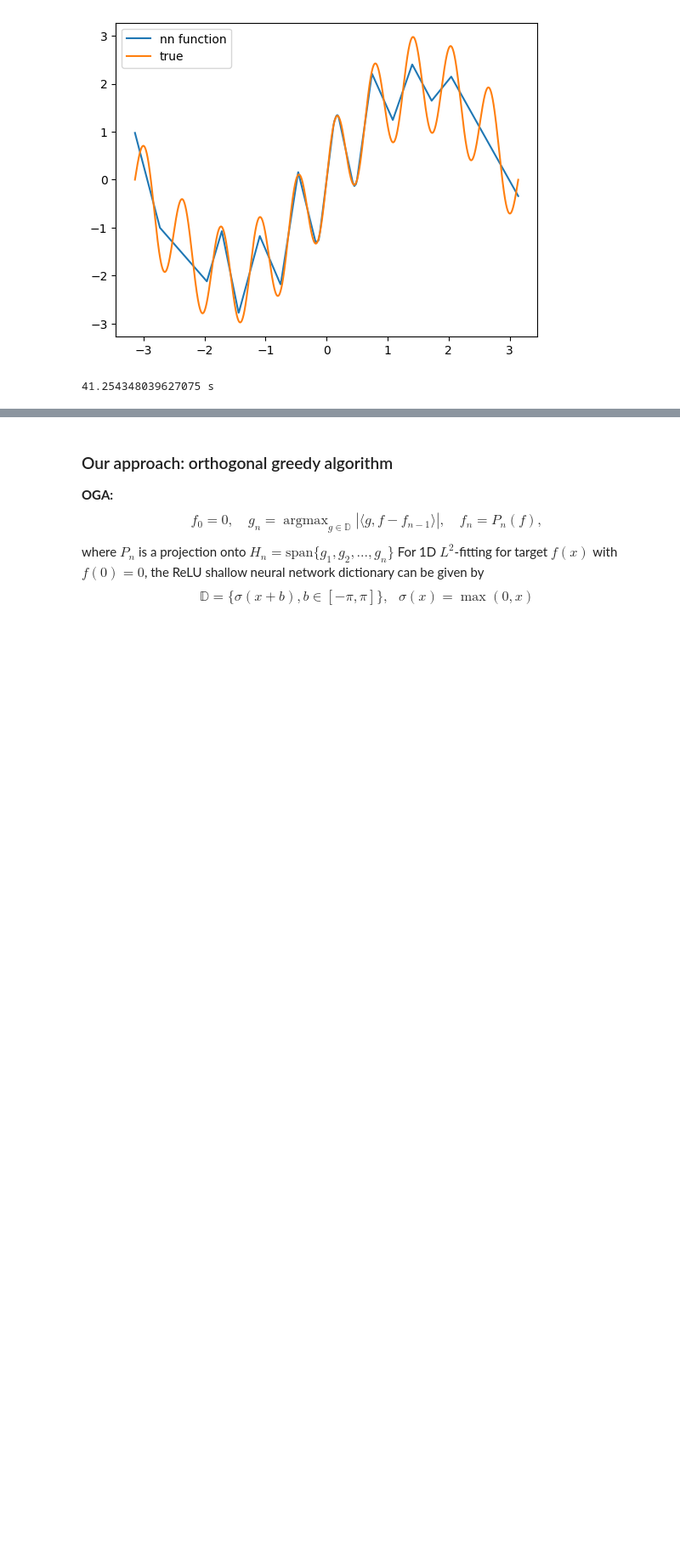
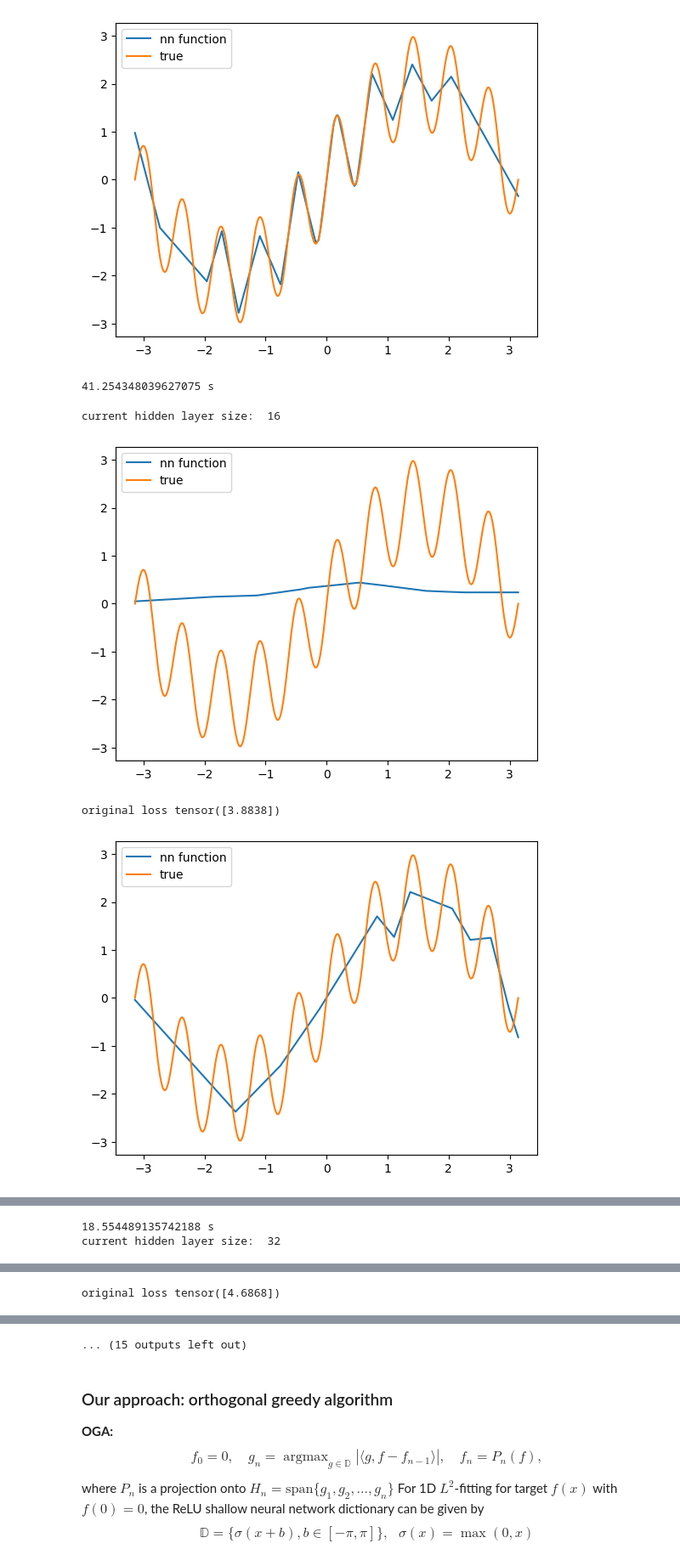
Before and after one commit to georgexxu/ProgrammingAssignment, a Jupyter notebook: L2Fitting1D_GD_OGA.ipynb, the cells around one changed output, grey strips where cells are left out. Shown at 85% size. Saved outputs shown, nothing was run; the diff lists cells and outputs as text; code cells hidden in the pictures; blank space fills up the shorter version.

```diff
--- a/L2Fitting1D_GD_OGA.ipynb
+++ b/L2Fitting1D_GD_OGA.ipynb
@@ -327,7 +327,7 @@ def AdamOrGD_train(my_model, target,learning_rate,num_epochs,initialize_):
     lr = learning_rate
     for epoch in range(num_epochs):
         # Plot the numerical solution
-        if (epoch+1) % 2000 == 0:
+        if (epoch+1) % 10000 == 0:
             plot_solution(-pi,pi,my_model,x_test,u_true)
 
         lr = learning_rate
@@ -346,7 +346,7 @@ def AdamOrGD_train(my_model, target,learning_rate,num_epochs,initialize_):
         err[epoch+1] = torch.pow(loss.detach()*2.0,0.5)
 
     # Plot L^2 error history and solution
-    plot_l2_error_history("Adam: bt "+str(backtracking),hidden_size1,err)
+    plot_l2_error_history("Adam: ",hidden_size1,err)
     plot_solution(-pi,pi,my_model,x_test,u_true)
     end = time.time()
     print(str(end - start)+" s")
@@ -371,3 +371,19 @@ original loss tensor([4.29308970])
 [figure]
 [figure]
 41.254348039627075 s
+# %%
+err_list = []
+for neuron_num in [16,32,64,128,256]:
+    my_model = model(1,neuron_num,1)
+    learning_rate = 0.01
+    initialize_ = None
+    num_epochs = 10000
+    err, my_model = AdamOrGD_train(my_model, target,learning_rate,num_epochs,initialize_)
+    err_list.append(min(err))
+    print()
+print(err_list)
+# %% [output]
+current hidden layer size:  16
+[figure, added]
+original loss tensor([3.8838])
+[figure, added]
@@ -373,0 +392,2 @@ original loss tensor([4.29308970])
+18.554489135742188 s
+current hidden layer size:  32
@@ -373,0 +395 @@ original loss tensor([4.29308970])
+original loss tensor([4.6868])
@@ -374,3 +399,4 @@ original loss tensor([4.29308970])
+... (15 outputs left out)
 # %% [markdown]
 ### Our approach: orthogonal greedy algorithm
 
```
Also changed, not shown: parts of 1 cell of this notebook.
